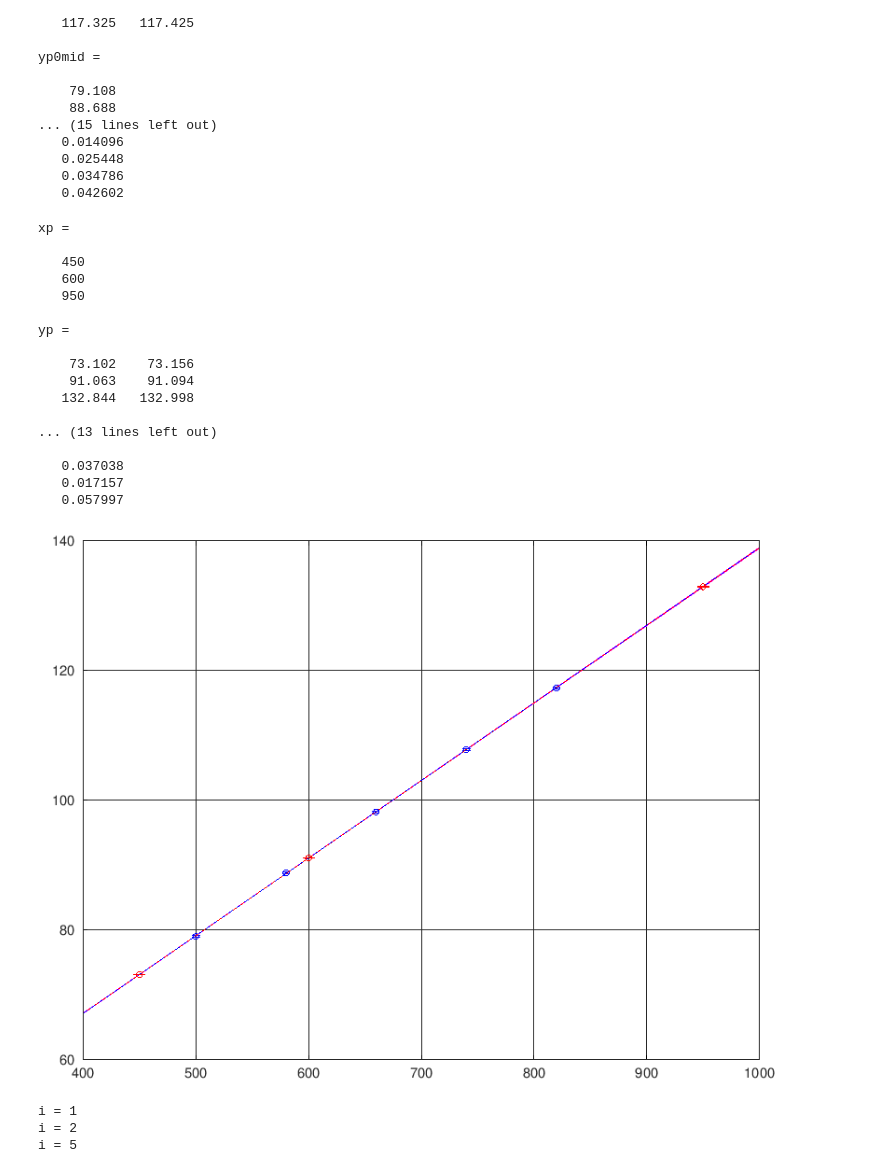
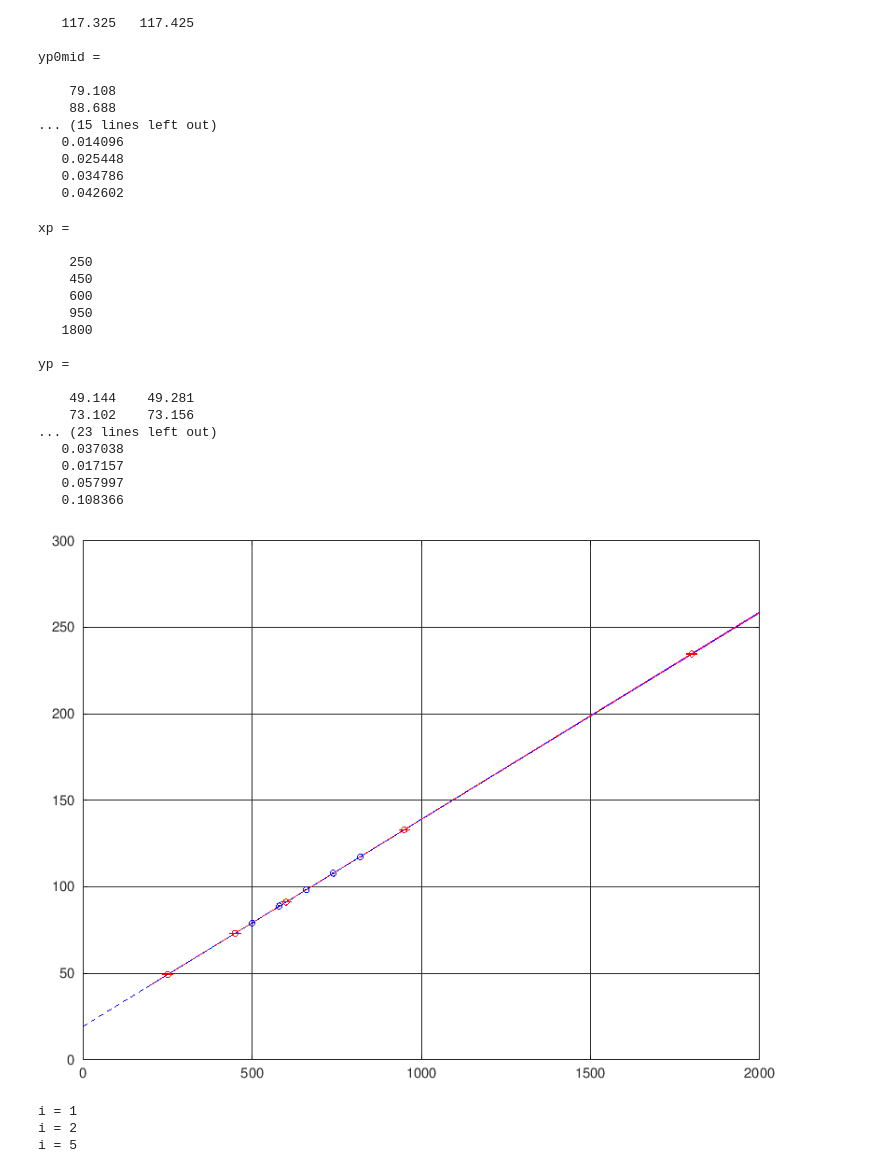
Before and after one commit to MChepulis/Lab-Stochastic-models-and-data-analysis, a Jupyter notebook: course_project.ipynb, the cells around one changed output. Drawn from its saved outputs; the diff is of its cells as text; code cells hidden in the pictures.

```diff
--- a/course_project.ipynb
+++ b/course_project.ipynb
@@ -508,7 +508,7 @@ yp0mid =
    0.042602
 # %%
 ## Значения y, предсказанные с помощью модели y = beta1 + beta2 * x
-xp = [450; 600; 950]
+xp = [250; 450; 600; 950; 1800]
 Xp = [xp.^0 xp];
 
 yp = ir_predict(irp_temp, Xp)         # интервальный прогноз значений y в точках xp
@@ -519,38 +519,38 @@ yprad_relative = 100 * yprad ./ ypmid  # относительная величи
 # %% [output]
 xp =
 
-   450
-   600
-   950
+    250
+    450
+    600
+    950
+   1800
 
 yp =
 
+    49.144    49.281
     73.102    73.156
-    91.063    91.094
-   132.844   132.998
-
-... (13 lines left out)
-
+... (23 lines left out)
    0.037038
    0.017157
    0.057997
+   0.108366
 # %%
 ## Графическое представление коридора совместных зависимостей для модели y = beta1 + beta2 * x
 figure('position',[0, 0, 800, 600]);
-xlimits = [400 1000];
+xlimits = [200 2000];
 ir_plotmodelset(irp_temp, xlimits)     # коридор совместных зависимостей
 
 hold on
 ir_scatter(irp_temp,'bo')              # интервальные измерения
 ir_plotline(b_maxdiag, xlimits, 'r-')   # зависимость с параметрами, оцененными как центр наибольшей диагонали ИМ
 ir_plotline(b_gravity, xlim, 'b--')     # зависимость с параметрами, оцененными как центр тяжести ИМ
 # ir_plotline(b_lsm, xlim, 'b--')         # зависимость с параметрами, оцененными МНК
 ir_scatter(ir_problem(Xp,ypmid,yprad),'ro')
 
 grid on
 set(gca, 'fontsize', 12)
 # %% [output]
-[figure, old version]
+[figure, new version]
 # %%
 # Поиск граничных точек
 MY_EPS = 0.00001;
```
Also changed, not shown: parts of 3 cells of this notebook, 2 other files.
